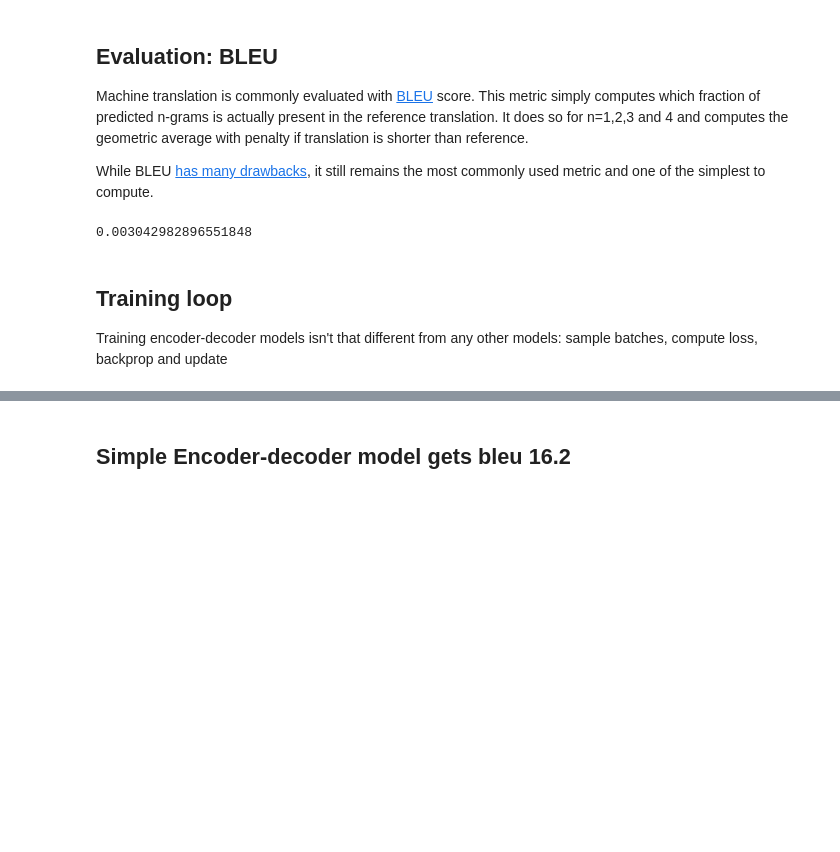
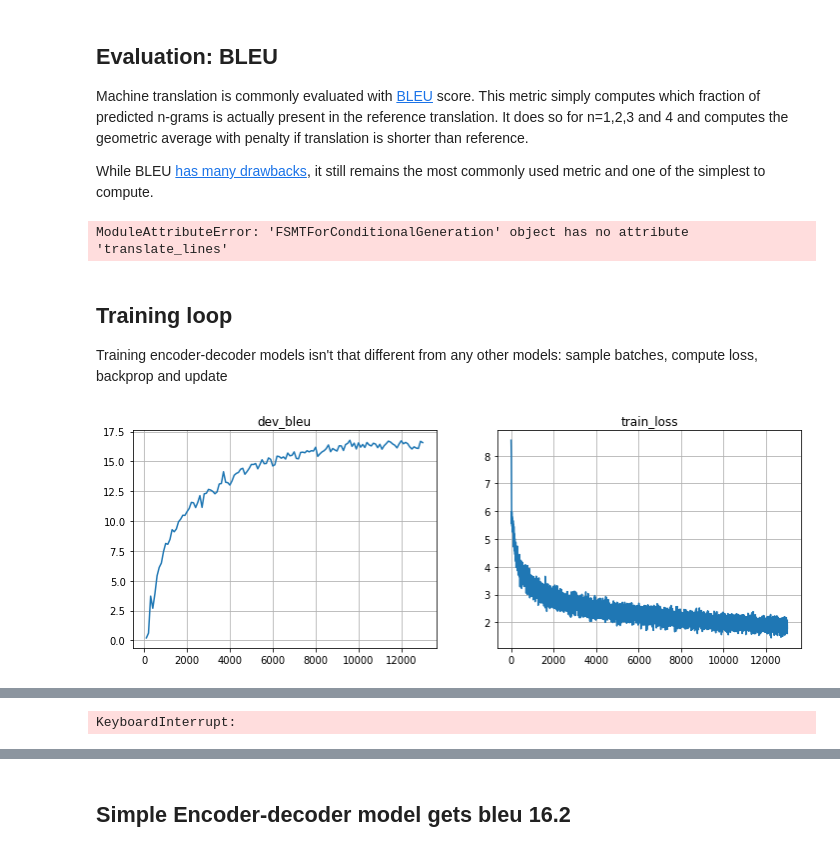
Before and after one commit to artemxx/NMT, a Jupyter notebook: homework_solution.ipynb, the cells around one changed output, grey strips where cells are left out. Saved outputs shown, nothing was run; the diff lists cells and outputs as text; code cells hidden in the pictures; blank space fills up the shorter version.

Commit message:
add transformer model & codestyle fixes

```diff
--- a/homework_solution.ipynb
+++ b/homework_solution.ipynb
@@ -34,10 +34,12 @@ from nltk.tokenize import WordPunctTokenizer
 from subword_nmt.learn_bpe import learn_bpe
 from subword_nmt.apply_bpe import BPE
 
+
 def tokenize(x):
-    return ' '.join(tokenizer.tokenize(x.lower()))
+    return ' '.join(nltk_tokenizer.tokenize(x.lower()))
 
-tokenizer = WordPunctTokenizer()
+
+nltk_tokenizer = WordPunctTokenizer()
 
 # split and tokenize the data
 with open('train.en', 'w') as f_src,  open('train.ru', 'w') as f_dst:
@@ -287,6 +288,7 @@ def compute_loss(model, inp, out, **flags):
     * include loss at first EOS but not the subsequent ones
     * divide sum of losses by a sum of input lengths (use voc.compute_mask)
     """
+
     mask = model.out_voc.compute_mask(out) # [batch_size, out_len]
     targets_one_hot = F.one_hot(out, len(model.out_voc)).to(torch.float32)
 
@@ -299,13 +301,8 @@ def compute_loss(model, inp, out, **flags):
     # log-probabilities of correct outputs, [batch_size, out_len]
     logp_out = (logprobs_seq * targets_one_hot).sum(dim=-1)
 
-    # ^-- this will select the probability of the actual next token.
-    # Note: you can compute loss more efficiently using using F.cross_entropy
-
-    res = -logp_out[mask].mean()
-
     # average cross-entropy over tokens where mask == True
-    return res # average loss, scalar
+    return -logp_out[mask].mean()
 
 
 compute_loss(model, dummy_inp_tokens, dummy_out_tokens)
@@ -330,6 +327,7 @@ Machine translation is commonly evaluated with [BLEU](https://en.wikipedia.org/w
 While BLEU [has many drawbacks](http://www.cs.jhu.edu/~ccb/publications/re-evaluating-the-role-of-bleu-in-mt-research.pdf), it still remains the most commonly used metric and one of the simplest to compute.
 # %%
 from nltk.translate.bleu_score import corpus_bleu
+
 
 def compute_bleu(model, inp_lines, out_lines, bpe_sep='@@ ', **flags):
     """
@@ -341,26 +339,22 @@ def compute_bleu(model, inp_lines, out_lines, bpe_sep='@@ ', **flags):
         trn, _ = model.translate_lines(inp_lines[i:i+100], **flags)
         translations.extend(trn)
     translations = [line.replace(bpe_sep, '') for line in translations]
+    print(out_lines[:3])
+    print()
+    print(translations[:3])
+    kek  = [line.replace(bpe_sep, '') for line in out_lines]
     return corpus_bleu(
-        [[ref.split()] for ref in out_lines],
+        [[ref.split()] for ref in kek],
         [trans.split() for trans in translations],
         smoothing_function=lambda precisions, **kw: [p + 1.0 / p.denominator for p in precisions]
     ) * 100
 
+
 compute_bleu(model, dev_inp, dev_out)
 # %% [output]
-0.003042982896551848
+ModuleAttributeError: 'FSMTForConditionalGeneration' object has no attribute 'translate_lines'
 # %% [markdown]
 ## Training loop
 
 Training encoder-decoder models isn't that different from any other models: sample batches, compute loss, backprop and update
-# %%
-from IPython.display import clear_output
-from tqdm.notebook import tqdm, trange
-
-metrics = {'train_loss': [], 'dev_bleu': [] }
-
-model0 = BasicModel(inp_voc, out_voc).to(device)
-opt = torch.optim.Adam(model0.parameters(), lr=1e-3)
-batch_size = 64
 # %%
@@ -399,0 +393,5 @@ assert np.mean(metrics['dev_bleu'][-10:], axis=0)[1] > 15, 'We kind of need a hi
+# %%
+basic_model = BasicModel(inp_voc, out_voc).to(device)
+%time train_model(basic_model)
+# %% [output]
+[figure, added]
@@ -400,3 +399,4 @@ assert np.mean(metrics['dev_bleu'][-10:], axis=0)[1] > 15, 'We kind of need a hi
+KeyboardInterrupt:
 # %%
 for inp_line, trans_line in zip(dev_inp[::500], model0.translate_lines(dev_inp[::500])[0]):
     print('Inp: %s' % inp_line)
```
Also changed, not shown: parts of 20 cells of this notebook.
